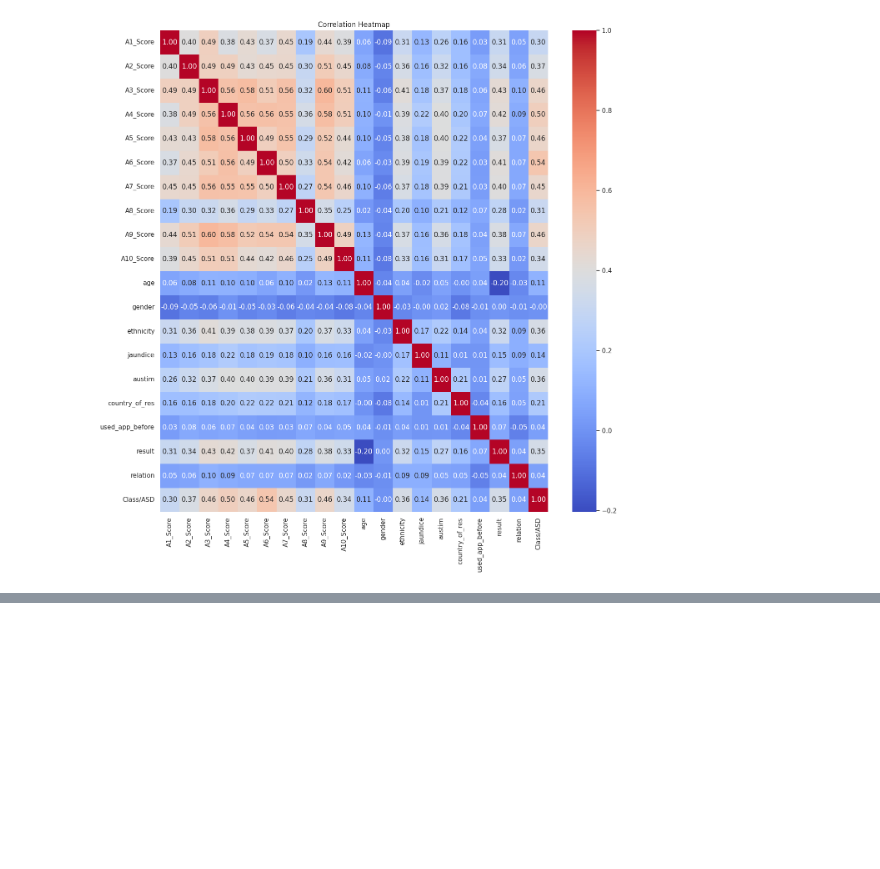
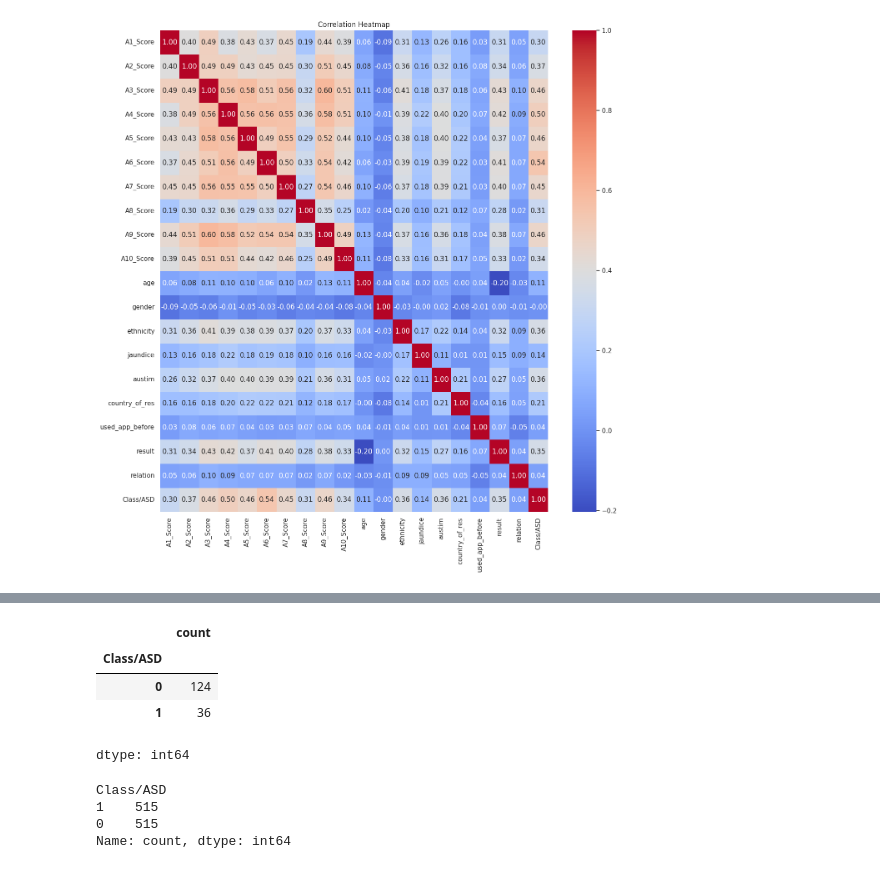
Before and after one commit to shashankyadavv/Autism-Prediction, a Jupyter notebook: Autism_Prediction_using_ML.ipynb, the cells around one changed output, grey strips where cells are left out. Cells and saved outputs as stored; diff of their text form; code cells hidden in the pictures; blank space fills up the shorter version.

```diff
--- a/Autism_Prediction_using_ML.ipynb
+++ b/Autism_Prediction_using_ML.ipynb
@@ -365,0 +451,8 @@ plt.show()
+# %%
+y_test.value_counts()
+# %% [output]
+|  | count |
+| Class/ASD |  |
+| 0 | 124 |
+| 1 | 36 |
+dtype: int64
@@ -365,0 +463,7 @@ plt.show()
+# %%
+print(y_train_smote.value_counts())
+# %% [output]
+Class/ASD
+1    515
+0    515
+Name: count, dtype: int64
```
Also changed, not shown: parts of 11 cells of this notebook.
